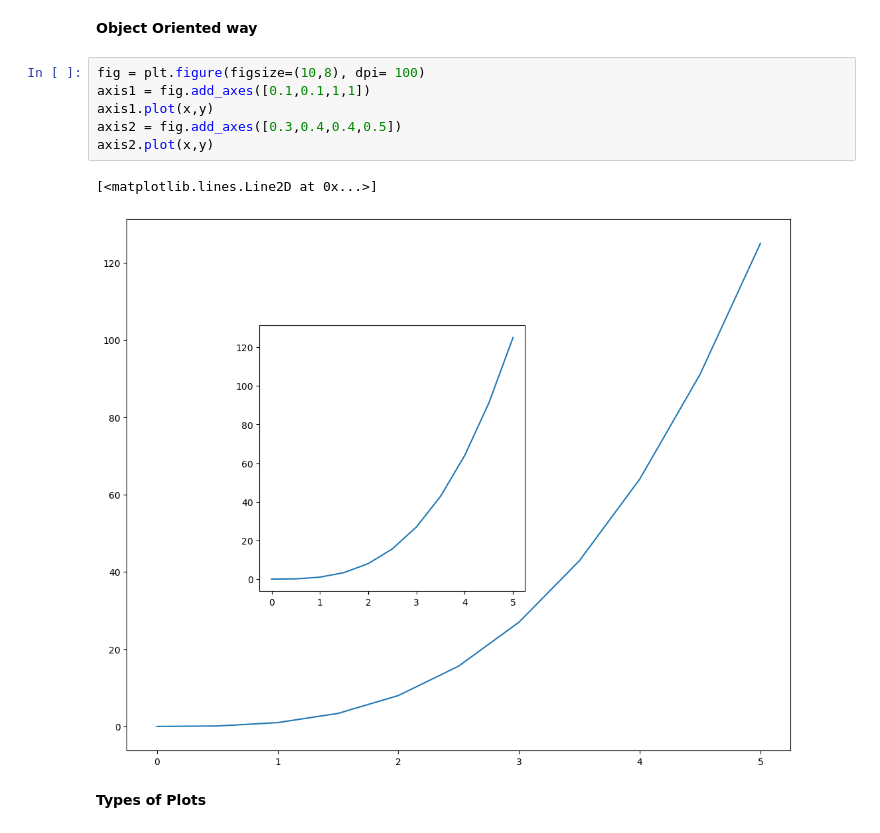
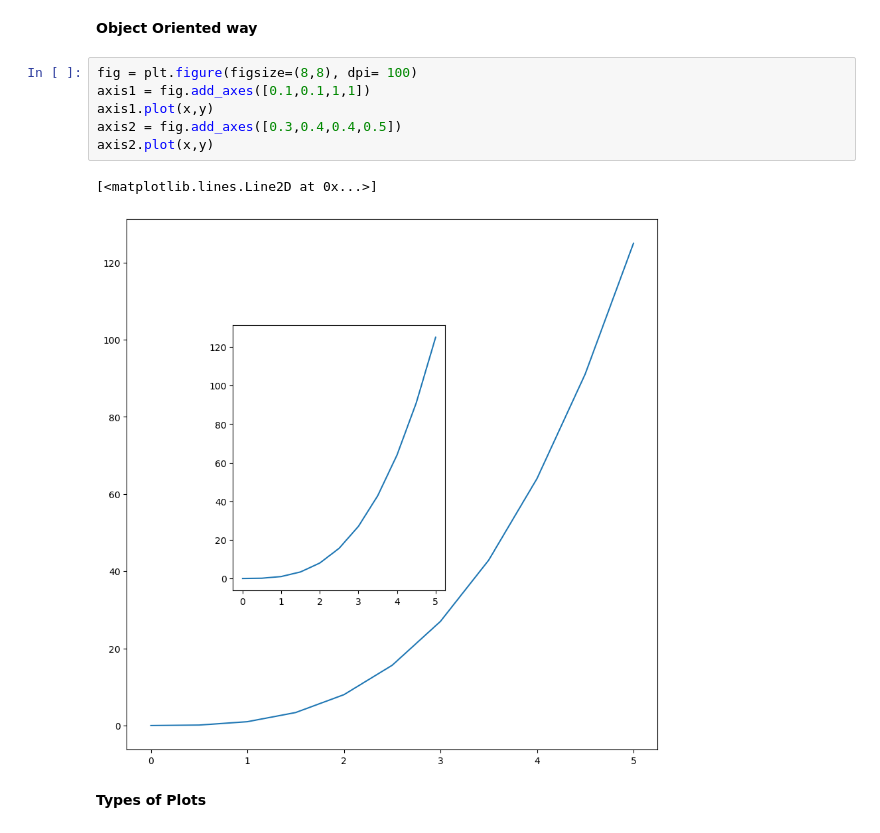
Before and after one commit to ayush2041/Data-Visualization, a Jupyter notebook: Matplotlib.ipynb, the cells around one changed output. Saved outputs shown, nothing was run; the diff lists cells and outputs as text.

```diff
--- a/Matplotlib.ipynb
+++ b/Matplotlib.ipynb
@@ -37,13 +37,13 @@ plt.plot(x,x**y)
 # %% [markdown]
 **Object Oriented way**
 # %%
-fig = plt.figure(figsize=(10,8), dpi= 100)
+fig = plt.figure(figsize=(8,8), dpi= 100)
 axis1 = fig.add_axes([0.1,0.1,1,1])
 axis1.plot(x,y)
 axis2 = fig.add_axes([0.3,0.4,0.4,0.5])
 axis2.plot(x,y)
 # %% [output]
 [<matplotlib.lines.Line2D at 0x...>]
-[figure, old version]
+[figure, new version]
 # %% [markdown]
 **Types of Plots**
```
Also changed, not shown: parts of 9 cells of this notebook, 3 other files.
